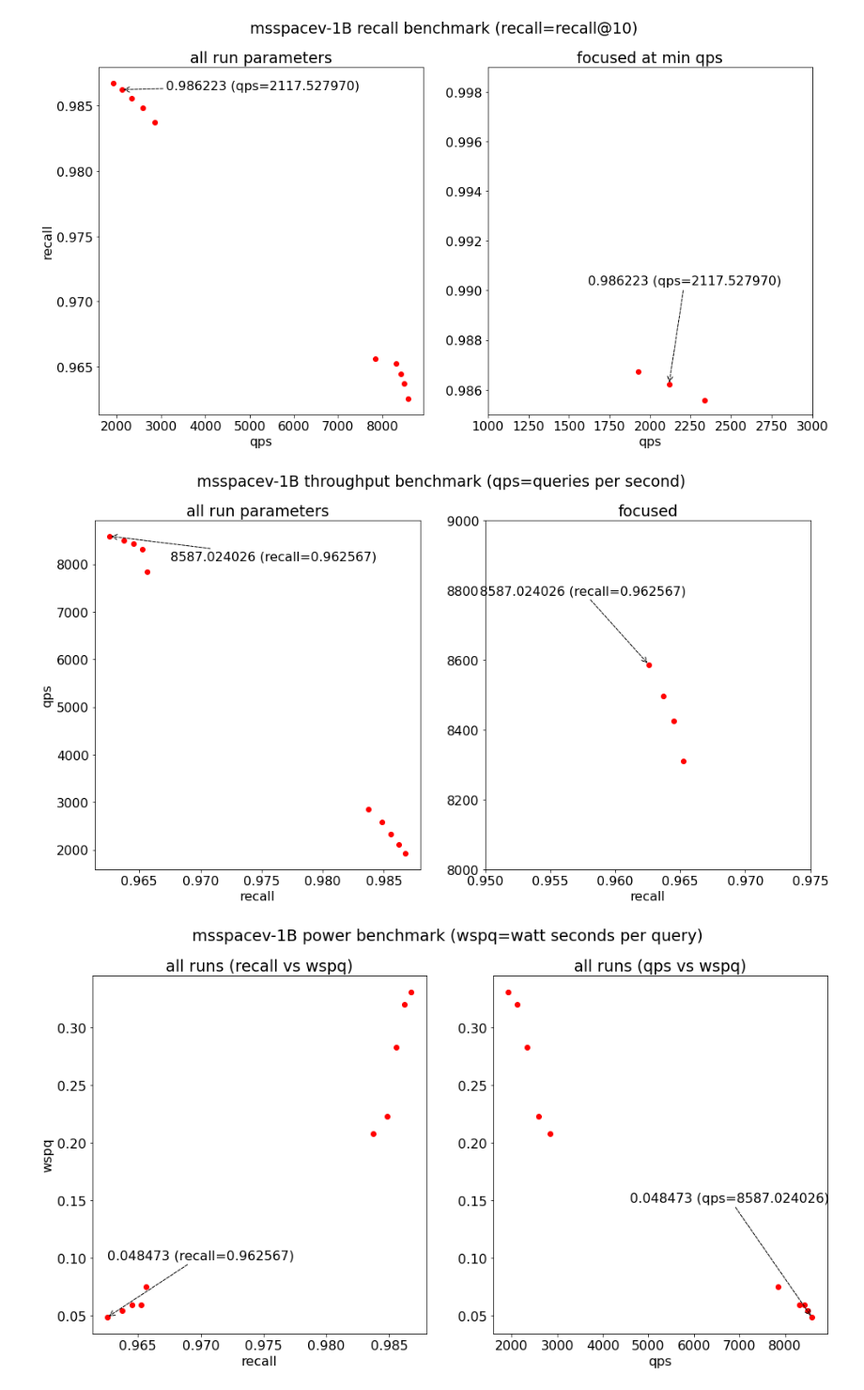
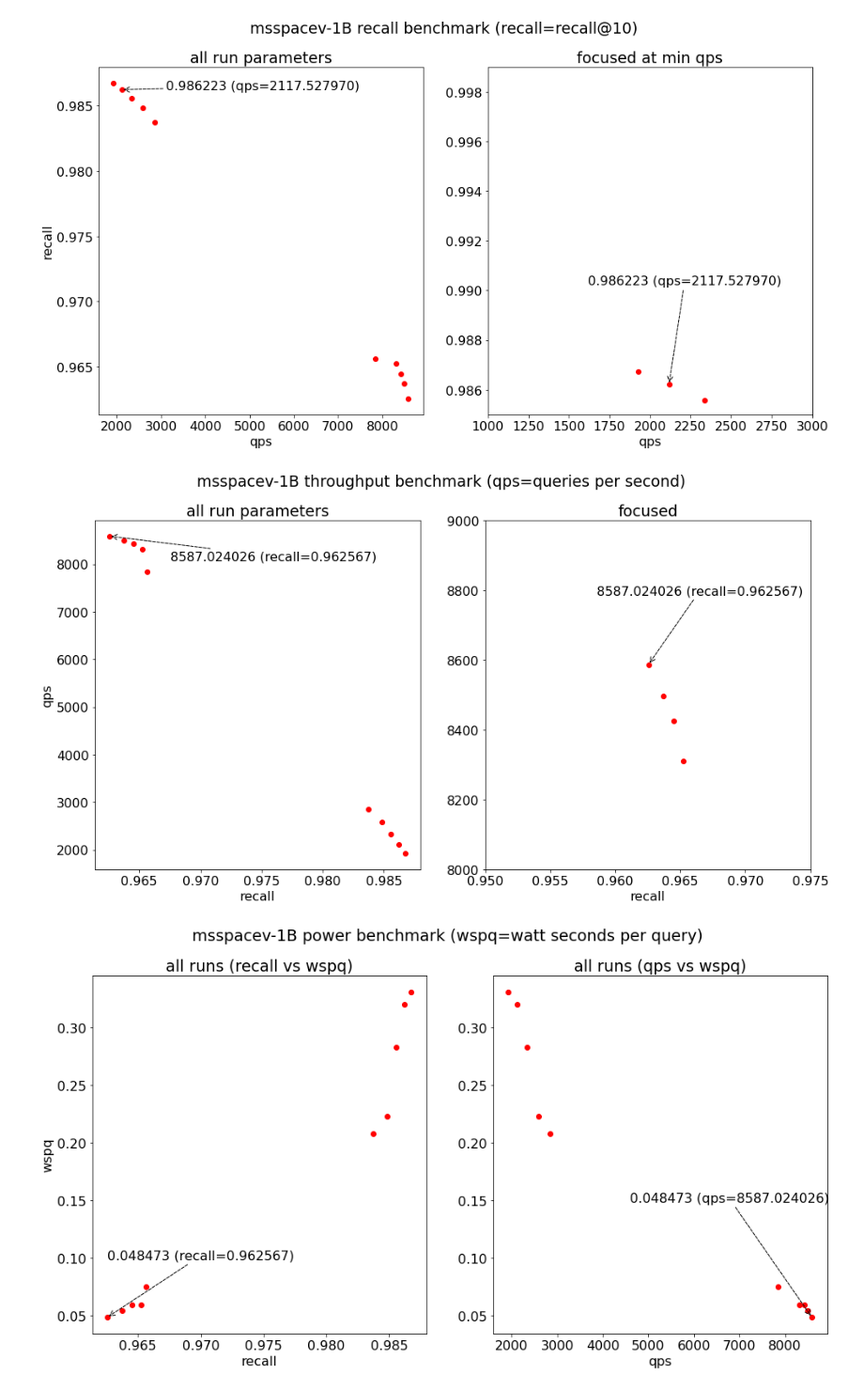
Before and after one commit to harsha-simhadri/big-ann-benchmarks, a Jupyter notebook: t3/eval_2021/gemini/EvalPublic.ipynb, the cells around one changed output. Shown at 94% size. Saved outputs shown, nothing was run; the diff lists cells and outputs as text; code cells hidden in the pictures.

```diff
--- a/t3/eval_2021/gemini/EvalPublic.ipynb
+++ b/t3/eval_2021/gemini/EvalPublic.ipynb
@@ -122,12 +122,12 @@ saving image to msspacev-1B_recall.png
 # %%
 %matplotlib inline
 evaluator.plot_throughput("msspacev-1B",
         zoom=[[0.95, 0.975],[8000,9000],], # provide zoom subplot extents
-        tweak=[[0.005,-500],[-0.013,200]], # adjust text annotation
+        tweak=[[0.005,-500],[-0.004,200]], # adjust text annotation
         savepath="msspacev-1B_throughput.png"
 )
 # %% [output]
-[figure, old version]
+[figure, new version]
 # %%
 %matplotlib inline
 evaluator.plot_power("msspacev-1B",
```
Also changed, not shown: parts of 7 cells of this notebook, 16 other files.
